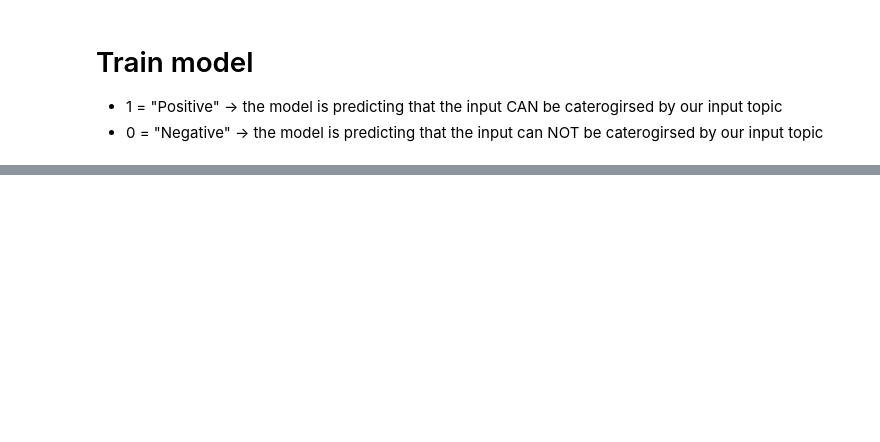
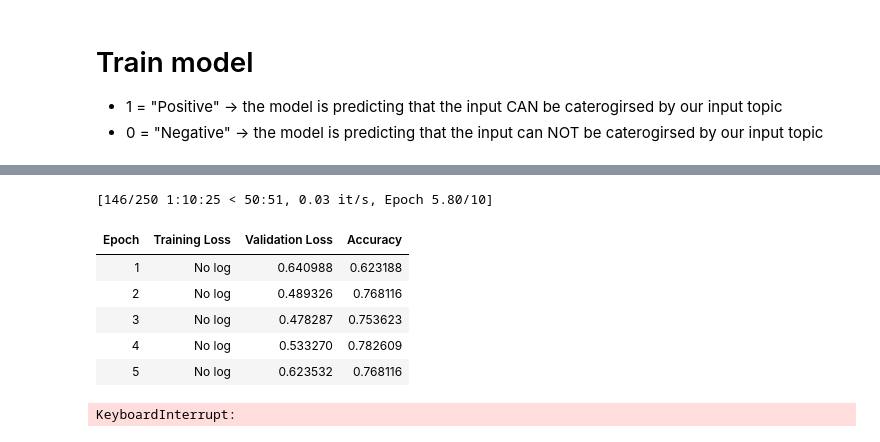
Before and after one commit to Michael-Sowter/Deep_Learning_Training, a Jupyter notebook: Text Classifier/MICHAEL_modularized_topic_classification.ipynb, the cells around one changed output, grey strips where cells are left out. Drawn from its saved outputs; the diff is of its cells as text; code cells hidden in the pictures; blank space fills up the shorter version.

Commit message:
start training model

```diff
--- a/Text Classifier/MICHAEL_modularized_topic_classification.ipynb
+++ b/Text Classifier/MICHAEL_modularized_topic_classification.ipynb
@@ -155,18 +155,16 @@ from transformers import AutoTokenizer
 
 huggingface_data = Dataset.from_pandas(train_test_data, preserve_index=False)  # don't include pandas index
 
-model_name = "distilbert/distilbert-base-uncased"  # This is our base model
+pretrained_model_name = "distilbert/distilbert-base-uncased"  # This is our base model
 
-tokenizer = AutoTokenizer.from_pretrained(model_name)
+tokenizer = AutoTokenizer.from_pretrained(pretrained_model_name)
 def proc_data(data):
     return tokenizer(data['text'], max_length=512, padding=True, truncation=True)
 
 tokenized_data = huggingface_data.map(proc_data, batched=True)  # advantage of ".map" is we can parallel process data in batches (i think)
-print(tokenized_data['text'] == huggingface_data['text'])  # SHOULDN'T THIS NOT BE TRUE??? ESPECIALLY IF I CHANGE MAX_LENGTH TO BE 1 OR SOMETHING
+# print(tokenized_data['text'] == huggingface_data['text'])  # SHOULDN'T THIS NOT BE TRUE??? ESPECIALLY IF I CHANGE MAX_LENGTH TO BE 1 OR SOMETHING
 
 split_tokenized_hugginface_data = tokenized_data.train_test_split(test_size=0.15)  # 85/15 train/test split
-
-train, test = split_tokenized_hugginface_data
 print(split_tokenized_hugginface_data)
 # %% [output]
 Map: 100%|██████████████████████████████████████████████████████████████████████████████████████████████████████████████████████████████████████████████████████████████████████████████████████████████ ...
@@ -200,0 +185,61 @@ To enable the following instructions: AVX2 FMA, in other operations, rebuild Ten
+# %%
+from transformers import AutoModelForSequenceClassification, TrainingArguments, Trainer, EarlyStoppingCallback
+from transformers import DataCollatorWithPadding
+import evaluate
+
+
+# Select accuracy metric
+accuracy = evaluate.load("accuracy")
+
+# Use accuracy to determine which class is the most likely prediction
+def compute_metrics(eval_pred):
+    predictions, labels = eval_pred  # get predictions and labels
+    predictions = np.argmax(predictions, axis=1)  # calculate highest probability class (negative or positive sentiment)
+    return accuracy.compute(predictions=predictions, references=labels)
+
+data_collator = DataCollatorWithPadding(tokenizer=tokenizer)
+
+id2label = {0: "Negative", 1: "Positive"}
+label2id = {"Negative": 0, "Positive": 1}
+
+
+
+
+
+evaluation_metrics = ["accuracy", "f1", "precision", "recall"]
+
+model = AutoModelForSequenceClassification.from_pretrained(pretrained_model_name,
+                                                            id2label=id2label,
+                                                            label2id=label2id)
+
+# How we input training arguments into the model
+model_output_path = "/home/azureuser/cloudfiles/code/Users/Michael.Sowter/Deep_Learning_Training/Text Classifier/Models"
+training_args = TrainingArguments(
+    output_dir=model_output_path,  # path model stored
+    learning_rate=2e-5,
+    per_device_train_batch_size=16,
+    per_device_eval_batch_size=16,
+    num_train_epochs=10,
+    weight_decay=0.01,
+    evaluation_strategy="epoch",
+    save_strategy="epoch",
+    load_best_model_at_end=True,
+    push_to_hub=False,
+    callbacks=[EarlyStoppingCallback(early_stopping_patience=3)]  # Stop training if no improvement after 3 consecutive epochs
+)
+
+
+# Model training arguments
+trainer = Trainer(
+    model=model,
+    args=training_args,
+    train_dataset=split_tokenized_hugginface_data["train"],
+    eval_dataset=split_tokenized_hugginface_data["test"],
+    tokenizer=tokenizer,
+    data_collator=data_collator,
+    compute_metrics=compute_metrics
+)
+
+# Train model
+trainer.train()
+# %% [output]
@@ -200,0 +250,8 @@ To enable the following instructions: AVX2 FMA, in other operations, rebuild Ten
+[146/250 1:10:25 < 50:51, 0.03 it/s, Epoch 5.80/10]
+| Epoch | Training Loss | Validation Loss | Accuracy |
+| 1 | No log | 0.640988 | 0.623188 |
+| 2 | No log | 0.489326 | 0.768116 |
+| 3 | No log | 0.478287 | 0.753623 |
+| 4 | No log | 0.533270 | 0.782609 |
+| 5 | No log | 0.623532 | 0.768116 |
+KeyboardInterrupt:
```
Also changed, not shown: parts of 3 cells of this notebook.
